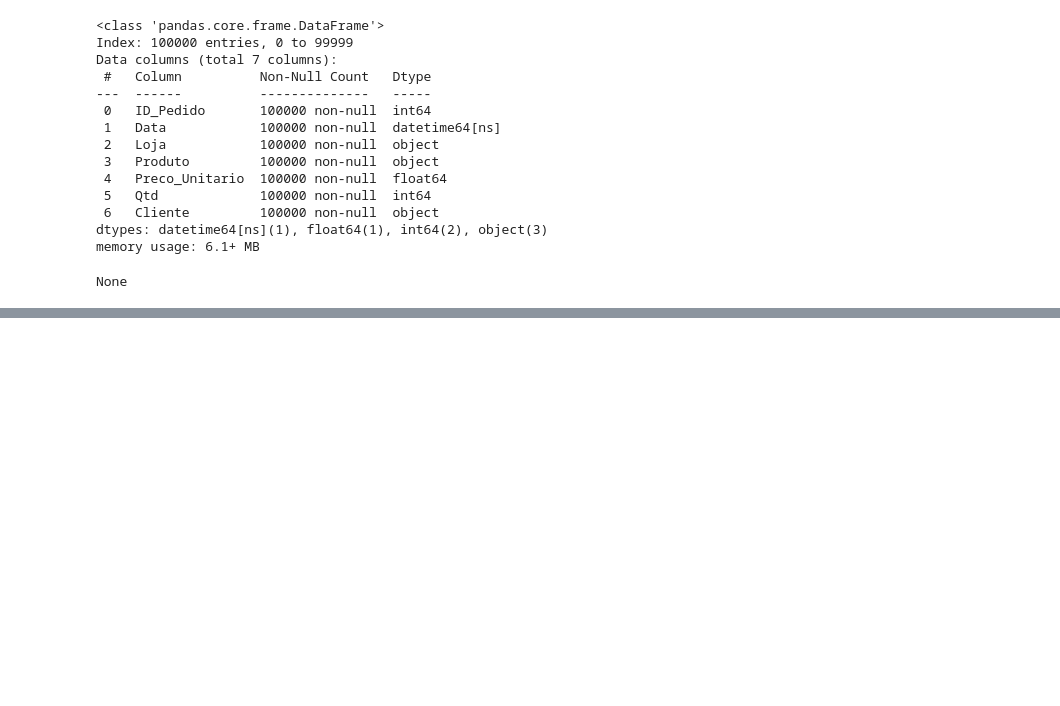
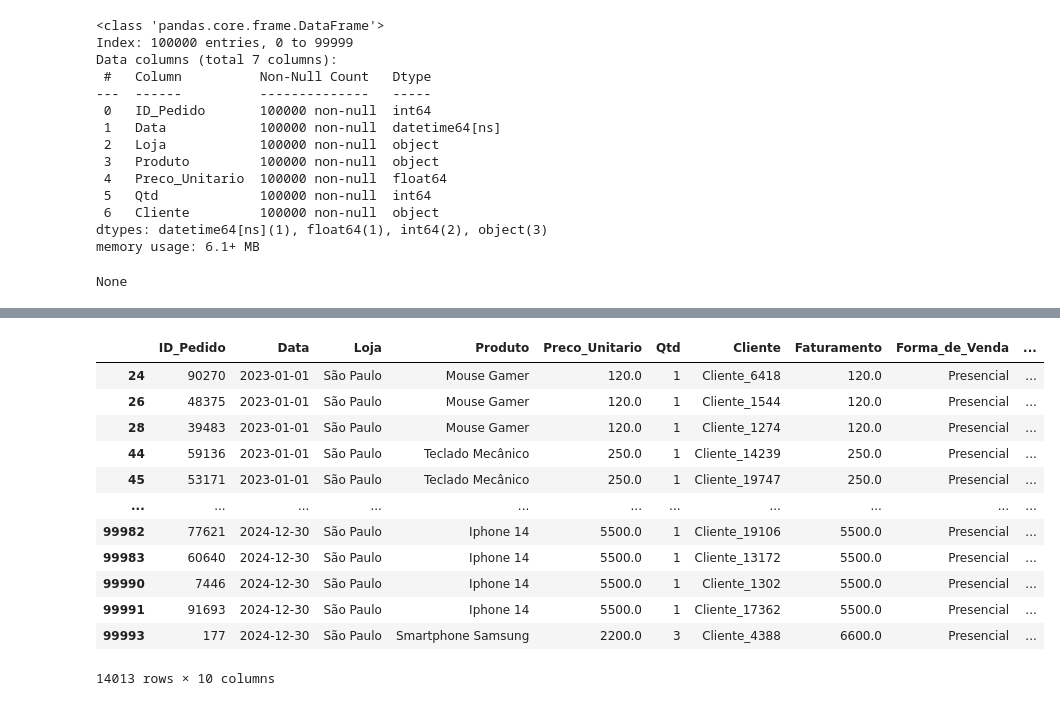
Before and after one commit to RaphaelAlcantara/Analise-pandas, a Jupyter notebook: main.ipynb, the cells around one changed output, grey strips where cells are left out. Drawn from its saved outputs; the diff is of its cells as text; code cells hidden in the pictures; blank space fills up the shorter version.

```diff
--- a/main.ipynb
+++ b/main.ipynb
@@ -217,0 +363,20 @@ None
+# %%
+#Pegar valor por condicional
+df_vendas_sp = df_analise[df_analise['Loja'] == 'São Paulo']
+# %%
+display(df_vendas_sp)
+#df_vendas_sp.to_excel('Vendas_SP.xlsx', index=False)
+# %% [output]
+|  | ID_Pedido | Data | Loja | Produto | Preco_Unitario | Qtd | Cliente | Faturamento | Forma_de_Venda | ... |
+| 24 | 90270 | 2023-01-01 | São Paulo | Mouse Gamer | 120.0 | 1 | Cliente_6418 | 120.0 | Presencial | ... |
+| 26 | 48375 | 2023-01-01 | São Paulo | Mouse Gamer | 120.0 | 1 | Cliente_1544 | 120.0 | Presencial | ... |
+| 28 | 39483 | 2023-01-01 | São Paulo | Mouse Gamer | 120.0 | 1 | Cliente_1274 | 120.0 | Presencial | ... |
+| 44 | 59136 | 2023-01-01 | São Paulo | Teclado Mecânico | 250.0 | 1 | Cliente_14239 | 250.0 | Presencial | ... |
+| 45 | 53171 | 2023-01-01 | São Paulo | Teclado Mecânico | 250.0 | 1 | Cliente_19747 | 250.0 | Presencial | ... |
+| ... | ... | ... | ... | ... | ... | ... | ... | ... | ... | ... |
+| 99982 | 77621 | 2024-12-30 | São Paulo | Iphone 14 | 5500.0 | 1 | Cliente_19106 | 5500.0 | Presencial | ... |
+| 99983 | 60640 | 2024-12-30 | São Paulo | Iphone 14 | 5500.0 | 1 | Cliente_13172 | 5500.0 | Presencial | ... |
+| 99990 | 7446 | 2024-12-30 | São Paulo | Iphone 14 | 5500.0 | 1 | Cliente_1302 | 5500.0 | Presencial | ... |
+| 99991 | 91693 | 2024-12-30 | São Paulo | Iphone 14 | 5500.0 | 1 | Cliente_17362 | 5500.0 | Presencial | ... |
+| 99993 | 177 | 2024-12-30 | São Paulo | Smartphone Samsung | 2200.0 | 3 | Cliente_4388 | 6600.0 | Presencial | ... |
+14013 rows × 10 columns
```
Also changed, not shown: parts of 42 cells of this notebook, 2 other files.
